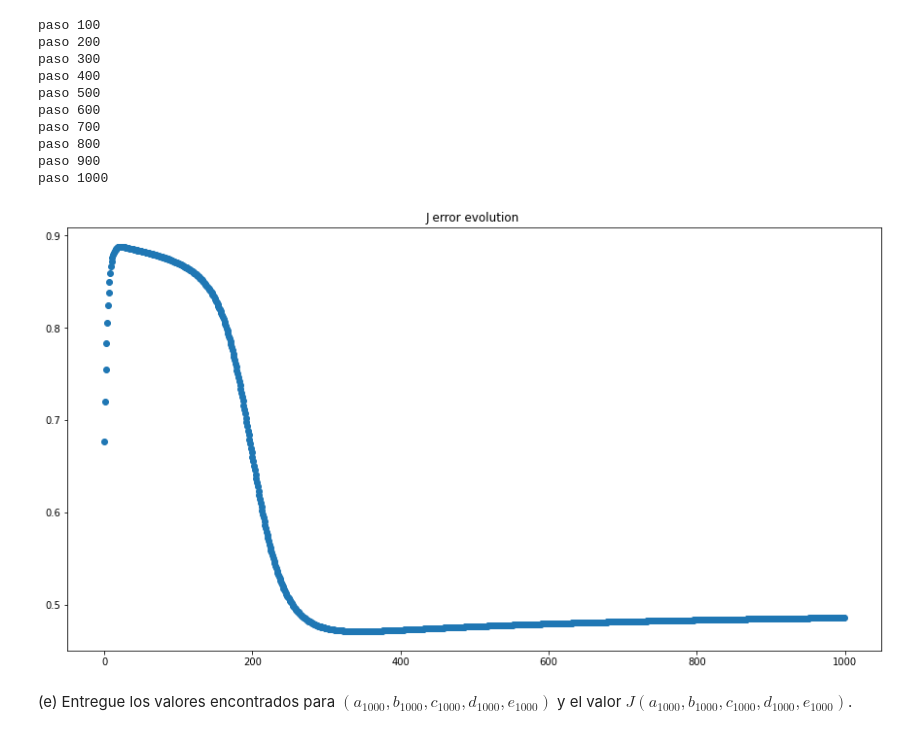
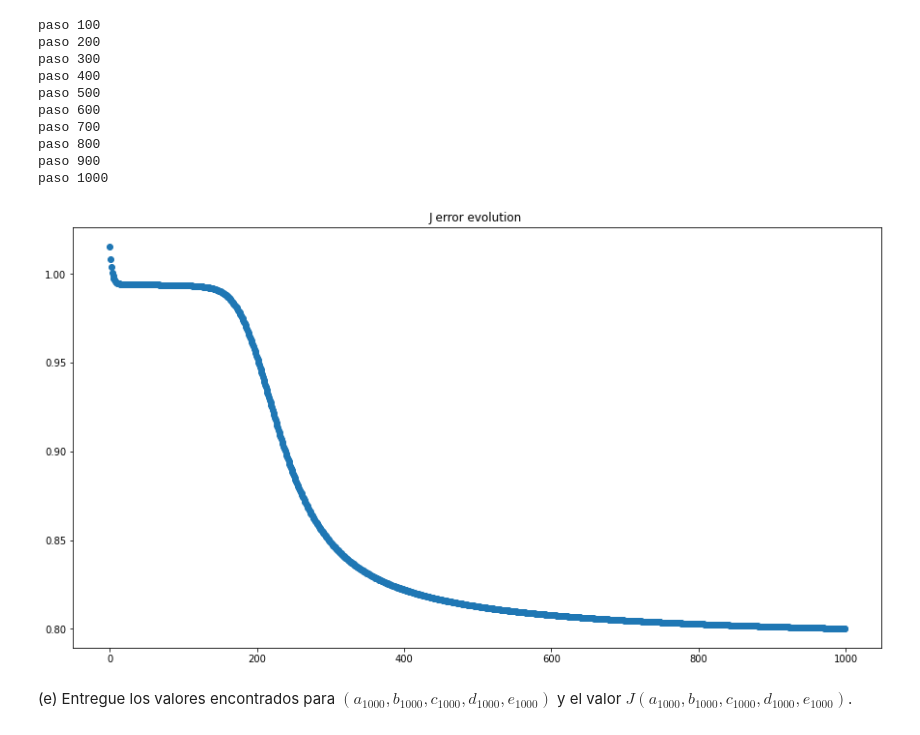
Before and after one commit to daJCP/Tarea-1-Calculo-CD---Grupo-2, a Jupyter notebook: tarea_1.ipynb, the cells around one changed output. Saved outputs shown, nothing was run; the diff lists cells and outputs as text; code cells hidden in the pictures.

```diff
--- a/tarea_1.ipynb
+++ b/tarea_1.ipynb
@@ -346,6 +347,7 @@ def Grad_J(data, a_0, b_0, c_0, d_0, e_0):
     d_c = 0
     d_d = 0
     d_e = 0
+    jota = 0
 
 
     for i in range(n):
@@ -370,16 +372,18 @@ def Grad_J(data, a_0, b_0, c_0, d_0, e_0):
         #derivada con respecto a e
         d_e += -w * d_sigma(lambd) + sigma(lambd)
 
+        jota += w**2
+        jota -= 2*w* sigma(c_0 * sigma(a_0*u + b_0 * v + d_0) + e_0)
+        jota += sigma(c_0 * sigma(a_0*u + b_0 *v + d_0) + e_0) **2
+
+
     d_a = d_a * (2/n)
     d_b = d_b * (2/n)
     d_c = d_c * (2/n)
     d_d = d_d * (2/n)
     d_e = d_e * (2/n)
 
-    jota = 0
-    jota += w**2
-    jota -= 2*w* sigma(c_0 * sigma(a_0*u + b_0 * v + d_0) + e_0)
-    jota += sigma(c_0 * sigma(a_0* + b_0 *v + d_0) + e_0) **2
+    jota = (1/n)* jota
 
     gradiente = [d_a, d_b, d_c, d_d, d_e]
     return gradiente, jota
@@ -391,3 +395,4 @@ Calculamos $\nabla  J(0.05,0.005,0.222,0,-0.2)$
 # %%
-Grad_J(p2_data, 0.05,0.005,0.222,0,-0.2)[1]
+gradiente, jota = Grad_J(p2_data,0.05,0.005,0.222,0,-0.2)
+jota
 # %% [output]
@@ -404,7 +409,7 @@ def GradiantDescent(data, a_0, b_0, c_0 , d_0, e_0, epsilon = 0.1, maximo=1000):
             print(f'paso {i+1}')
         gradiente, error_j = Grad_J(data ,*vector_k)   #gradiente de J evaluado en el vector actual y el error en ese vector
 
-        vector_k = [vector_k[x] - epsilon * gradiente[x] for x in range(5)]  #nuevo vector k+1 (resta del vector k y el producto de epsilon por el gradiente en ese vector)
+        vector_k = [float(vector_k[x] - epsilon * gradiente[x]) for x in range(5)]  #nuevo vector k+1 (resta del vector k y el producto de epsilon por el gradiente en ese vector)
         error.append((i, error_j))
 
     return vector_k, error
@@ -422,16 +427,14 @@ paso 800
 paso 900
 paso 1000
 # %%
-x = np.linspace(0,10,100)
-y = alpha*np.e**(beta*x)
 
 fig, ax = plt.subplots(1,1,figsize=(15,8))
 plt.title('J error evolution ')
 ax.scatter(*zip(*evolucion_error))
 
 plt.show;
 # %% [output]
-[figure, old version]
+[figure, new version]
 # %% [markdown]
 (e) Entregue los valores encontrados para $(a_{1000}, b_{1000}, c_{1000}, d_{1000}, e_{1000})$ y el valor $J(a_{1000}, b_{1000}, c_{1000}, d_{1000}, e_{1000})$.
 # %% [markdown]
```
Also changed, not shown: parts of 5 cells of this notebook.
